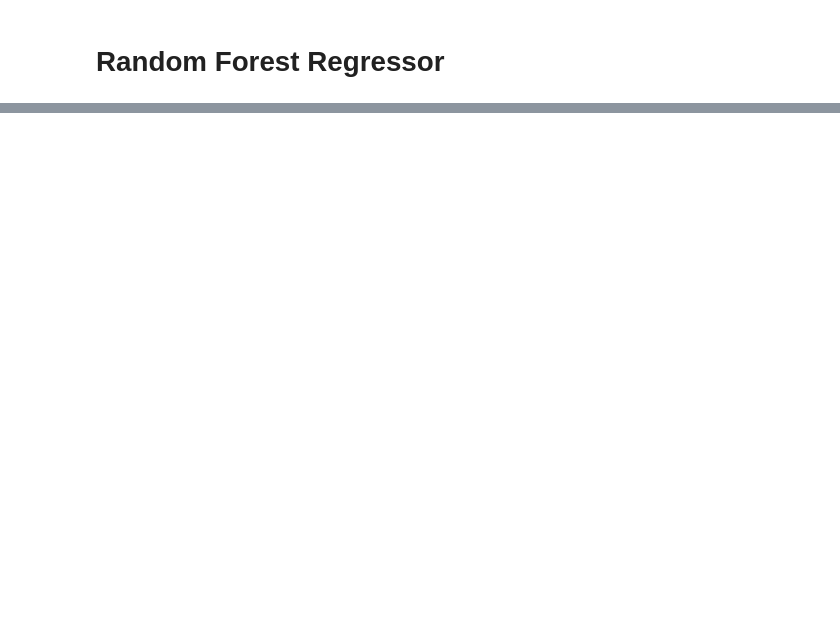
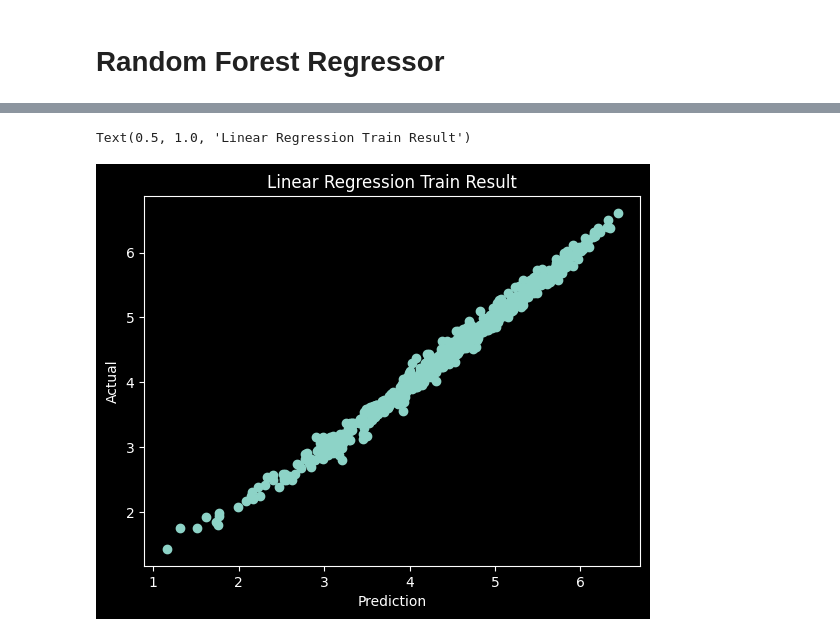
Before and after one commit to ptoyip/COMP4651_Final_Project, a Jupyter notebook: DataFrame.ipynb, the cells around one changed output, grey strips where cells are left out. Cells and saved outputs as stored; diff of their text form; code cells hidden in the pictures; blank space fills up the shorter version.

```diff
--- a/DataFrame.ipynb
+++ b/DataFrame.ipynb
@@ -179,0 +185,39 @@ Text(0.5, 1.0, 'Random Forest Regression Validation Result')
+# %%
+input_cols = train_df.columns[1:-1]
+output_col = train_df.columns[-1]
+
+feat_assembler = VectorAssembler(inputCols=input_cols,outputCol="features")
+yield_assembler = VectorAssembler(inputCols=[output_col],outputCol="yield_vec")
+feature_scaler = StandardScaler(inputCol="features", outputCol="scaledFeatures",withStd=True, withMean=False)
+yield_scaler = StandardScaler(inputCol="yield_vec", outputCol="scaledYield_vec",withStd=True, withMean=False)
+yield_normalizer = MinMaxScaler(inputCol="yield_vec", outputCol="scaledYield_vec")
+
+train_data = feat_assembler.transform(train_df).select("features",output_col)
+train_data = yield_assembler.transform(train_data).select(['features','yield_vec'])
+
+train_data = feature_scaler.fit(train_data).transform(train_data)
+mlp_train_data = yield_normalizer.fit(train_data).transform(train_data)
+train_data = yield_scaler.fit(train_data).transform(train_data)
+train_data = train_data.withColumn('scaledYield',udf_v2d("scaledYield_vec")).select(['scaledFeatures','scaledYield'])
+mlp_train_data = mlp_train_data.withColumn('scaledYield',udf_v2d("scaledYield_vec")).select(['scaledFeatures','scaledYield'])
+
+(train_data, val_data) = train_data.randomSplit([0.8,0.2])
+(mlp_train_data, mlp_val_data) = mlp_train_data.randomSplit([0.8,0.2])
+# %%
+lr = LinearRegression(featuresCol = "scaledFeatures", labelCol = "scaledYield",maxIter=1000,regParam=0.01,elasticNetParam=0.8)
+
+lr_model = lr.fit(train_data)
+lr_train_result = lr_model.transform(train_data)
+lr_train_result.select("prediction", "scaledYield", "scaledFeatures").show(5)
+evaluator = RegressionEvaluator(
+    labelCol="scaledYield", predictionCol="prediction", metricName="rmse")
+lr_rmse = evaluator.evaluate(lr_train_result)
+print("Root Mean Squared Error (RMSE) on train data = %g" % lr_rmse)
+
+lr_predictions = lr_model.transform(val_data)
+lr_predictions.select("prediction", "scaledYield", "scaledFeatures").show(5)
+
+lr_rmse = evaluator.evaluate(lr_predictions)
+print("Root Mean Squared Error (RMSE) on val data = %g" % lr_rmse)
+
+print(lr_model)  # summary only
@@ -179,0 +242,8 @@ Text(0.5, 1.0, 'Random Forest Regression Validation Result')
+# %%
+plt.scatter(np.array(lr_train_result.select('prediction').collect()),np.array(lr_train_result.select('scaledYield').collect()))
+plt.xlabel('Prediction')
+plt.ylabel('Actual')
+plt.title('Linear Regression Train Result')
+# %% [output]
+Text(0.5, 1.0, 'Linear Regression Train Result')
+[figure, added]
```
Also changed, not shown: parts of 15 cells of this notebook, 1 other file.
